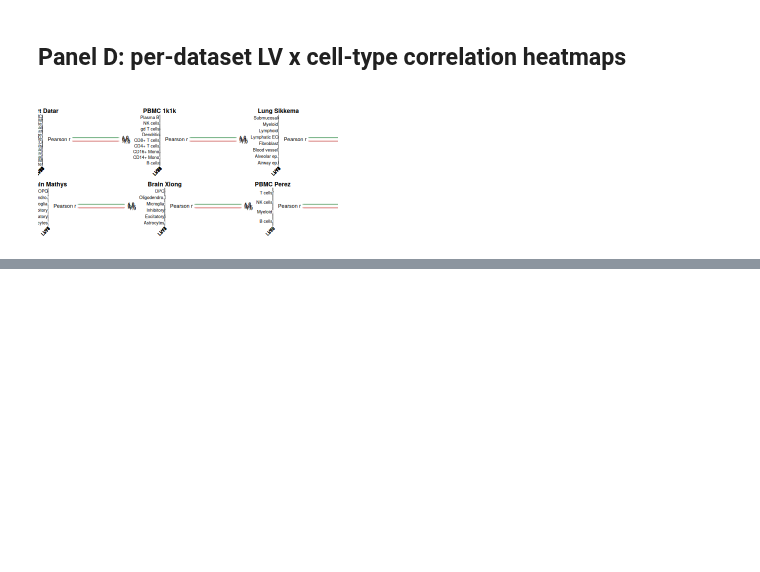
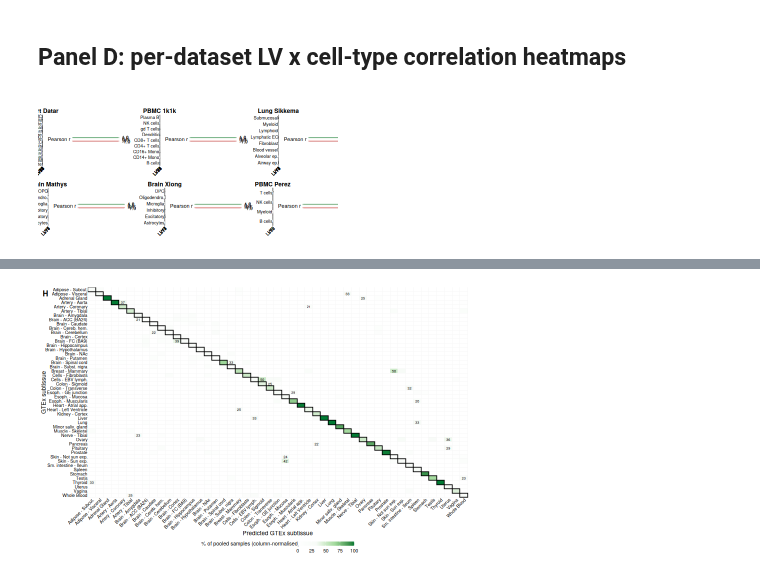
Before and after one commit to pivlab/clamp-analyses, a Jupyter notebook: nbs/99_panels/supp1.executed.ipynb, the cells around one changed output, grey strips where cells are left out. Saved outputs shown, nothing was run; the diff lists cells and outputs as text; code cells hidden in the pictures; blank space fills up the shorter version.

```diff
--- a/nbs/99_panels/supp1.executed.ipynb
+++ b/nbs/99_panels/supp1.executed.ipynb
@@ -722,0 +746,57 @@ output directory: output/99_panels/supp1
+# %%
+tissue_subtissue_heatmap <- fread(snakemake@input[["tissue_subtissue_heatmap"]])
+z_matrix_subtissue       <- fread(snakemake@input[["z_matrix_subtissue"]])
+stopifnot(all(c("Tissue", "Predicted_Tissue", "Pct") %in% names(tissue_subtissue_heatmap)))
+
+hm <- copy(tissue_subtissue_heatmap)
+
+hm_order  <- sort(unique(hm$Tissue))
+hm_short  <- shorten_gtex(hm_order)
+N_SUBTISSUES <- length(hm_order)
+stopifnot(!anyDuplicated(hm_short))
+
+hm[, row_lab := factor(shorten_gtex(Tissue), levels = rev(hm_short))]
+hm[, col_lab := factor(shorten_gtex(Predicted_Tissue), levels = hm_short)]
+
+SUBTISSUE_LABEL_MIN <- 20
+hm[, is_diagonal := Tissue == Predicted_Tissue]
+hm[, offdiag_rank := frank(fifelse(is_diagonal, Inf, -Pct), ties.method = "first"),
+   by = Tissue]
+hm[, show_label := !is_diagonal & Pct >= SUBTISSUE_LABEL_MIN & offdiag_rank == 1]
+hm_labels <- hm[show_label == TRUE][order(-Pct)]
+
+diag_cells <- hm[Tissue == Predicted_Tissue]
+diag_cells <- merge(diag_cells, z_matrix_subtissue[, .(Tissue, tissue_correct)],
+                    by.x = "Predicted_Tissue", by.y = "Tissue", all.x = TRUE)
+stopifnot(!anyNA(diag_cells$tissue_correct))
+
+plot_H_core <- ggplot(hm, aes(x = col_lab, y = row_lab, fill = Pct)) +
+  geom_tile(colour = "#f0f0f0", linewidth = 0.1) +
+  geom_tile(data = diag_cells[tissue_correct == TRUE],
+            aes(x = col_lab, y = row_lab), fill = NA, colour = "black",
+            linewidth = 0.35, inherit.aes = FALSE) +
+  geom_tile(data = diag_cells[tissue_correct == FALSE],
+            aes(x = col_lab, y = row_lab), fill = NA, colour = "red",
+            linetype = "22", linewidth = 0.35, inherit.aes = FALSE) +
+  geom_text(data = hm_labels,
+            aes(label = sprintf("%.0f", Pct), colour = Pct >= 65),
+            size = pt_mm(FS_DENSE_VALUE), check_overlap = TRUE, show.legend = FALSE) +
+  scale_fill_gradientn(colours = GREEN_SCALE, limits = c(0, 100),
+                       name = "% of pooled samples (column-normalised)",
+                       guide = guide_colourbar(barwidth = unit(24, "mm"),
+                                               barheight = unit(1.8, "mm"),
+                                               title.position = "left",
+                                               title.vjust = 1)) +
+  scale_colour_manual(values = TILE_TEXT, guide = "none") +
+  scale_x_discrete(expand = c(0, 0)) +
+  scale_y_discrete(expand = c(0, 0)) +
+  labs(x = "Predicted GTEx subtissue", y = "GTEx subtissue") +
+  theme_nature_heatmap(x_angle = 45, label_size = FS_HEAT_LABEL_H) +
+  theme(legend.position = "bottom", legend.direction = "horizontal")
+
+panel_H <- add_tag(wrap_elements(full = plot_H_core), "H")
+
+options(repr.plot.width = 7.2, repr.plot.height = 4.5)
+print(panel_H)
+# %% [output]
+[figure, added]
```
Also changed, not shown: parts of 16 cells of this notebook, 3 other files.
